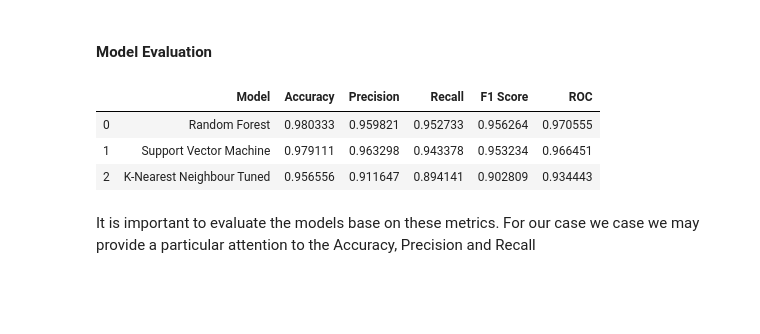
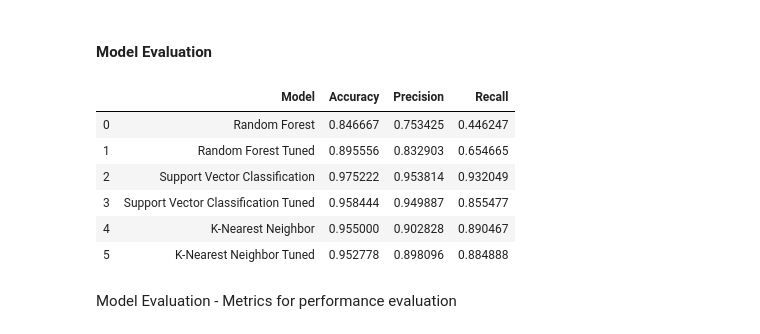
Before and after one commit to saldiaz/Data-Analytics-C5T3, a Jupyter notebook: CreditOne.ipynb, the cells around one changed output. Saved outputs shown, nothing was run; the diff lists cells and outputs as text; code cells hidden in the pictures; blank space fills up the shorter version.

```diff
--- a/CreditOne.ipynb
+++ b/CreditOne.ipynb
@@ -1358,0 +1237,9 @@ resultssvm2
+# %%
+# Obtaining Metrics
+
+accsvc2 = accuracy_score(y_testT, y_predTsvc2)
+print('Accuracy svc2: ' + str(accuracy_score(y_testT, y_predTsvc2)))
+precsvc2 = precision_score(y_testT, y_predTsvc2)
+print('Precision svc2: ' + str(precision_score(y_testT, y_predTsvc2)))
+recsvc2 = recall_score(y_testT, y_predTsvc2)
+print('Recall svc2: ' + str(recall_score(y_testT, y_predTsvc2)))
@@ -1361,8 +1252,9 @@ K-Nearest Neighbour
 # %%
-# KNN (K-Nearest Neighbour)
+# Using KNN (K-Nearest Neighbor)
 
 from sklearn.neighbors import KNeighborsClassifier
+knn = KNeighborsClassifier()
+knn.fit(X_trainT, y_trainT)
 
-knn = KNeighborsClassifier(n_neighbors=7)
-
-knn.fit(X_trainT,y_trainT)
+# Making predictions
+y_predTknn = knn.predict(X_testT)
@@ -1437,26 +1312,33 @@ resultsknn2
 # %% [markdown]
 #### Model Evaluation
-# %%
-# Model Results
-
-# Models that perfrom better
-
-# Random Forest
-model_results =  pd.DataFrame([['Random Forest', acc,prec,rec, f1,roc]],
-               columns = ['Model', 'Accuracy', 'Precision', 'Recall', 'F1 Score','ROC'])
-
-# Support Vector Classification
-model_results = model_results.append(resultssvm, ignore_index = True)
-
-# K-Nearest Neighbour Tuned
-model_results = model_results.append(resultsknn2, ignore_index = True)
-
-# Results
-model_results
-# %% [output]
-|  | Model | Accuracy | Precision | Recall | F1 Score | ROC |
-| 0 | Random Forest | 0.980333 | 0.959821 | 0.952733 | 0.956264 | 0.970555 |
-| 1 | Support Vector Machine | 0.979111 | 0.963298 | 0.943378 | 0.953234 | 0.966451 |
-| 2 | K-Nearest Neighbour Tuned | 0.956556 | 0.911647 | 0.894141 | 0.902809 | 0.934443 |
-# %% [markdown]
-It is important to evaluate the models base on these metrics. For our case we case we may provide a particular attention to the Accuracy, Precision and Recall
+# %%
+# Model Results
+
+# Models that perfrom better
+
+# Random Forest
+model_results =  pd.DataFrame([['Random Forest', accrfc, precrfc, recrfc]], columns = ['Model', 'Accuracy', 'Precision', 'Recall'])
+model_results = model_results.append(pd.DataFrame([['Random Forest Tuned', accrfc2, precrfc2, recrfc2]], columns = ['Model', 'Accuracy', 'Precision', 'Recall']), ignore_index = True)
+
+# Support Vector Classification
+#model_results = model_results.append(resultssvm, ignore_index = True)
+model_results = model_results.append(pd.DataFrame([['Support Vector Classification', accsvc, precsvc, recsvc]], columns = ['Model', 'Accuracy', 'Precision', 'Recall']), ignore_index = True)
+model_results = model_results.append(pd.DataFrame([['Support Vector Classification Tuned', accsvc2, precsvc2, recsvc2]], columns = ['Model', 'Accuracy', 'Precision', 'Recall']), ignore_index = True)
+
+# K-Nearest Neighbor Tuned
+#model_results = model_results.append(resultsknn2, ignore_index = True)
+model_results = model_results.append(pd.DataFrame([['K-Nearest Neighbor', accknn, precknn, recknn]], columns = ['Model', 'Accuracy', 'Precision', 'Recall']), ignore_index = True)
+model_results = model_results.append(pd.DataFrame([['K-Nearest Neighbor Tuned', accknn2, precknn2, recknn2]], columns = ['Model', 'Accuracy', 'Precision', 'Recall']), ignore_index = True)
+
+# Results
+model_results
+# %% [output]
+|  | Model | Accuracy | Precision | Recall |
+| 0 | Random Forest | 0.846667 | 0.753425 | 0.446247 |
+| 1 | Random Forest Tuned | 0.895556 | 0.832903 | 0.654665 |
+| 2 | Support Vector Classification | 0.975222 | 0.953814 | 0.932049 |
+| 3 | Support Vector Classification Tuned | 0.958444 | 0.949887 | 0.855477 |
+| 4 | K-Nearest Neighbor | 0.955000 | 0.902828 | 0.890467 |
+| 5 | K-Nearest Neighbor Tuned | 0.952778 | 0.898096 | 0.884888 |
+# %% [markdown]
+Model Evaluation - Metrics for performance evaluation
```
Also changed, not shown: parts of 68 cells of this notebook.
